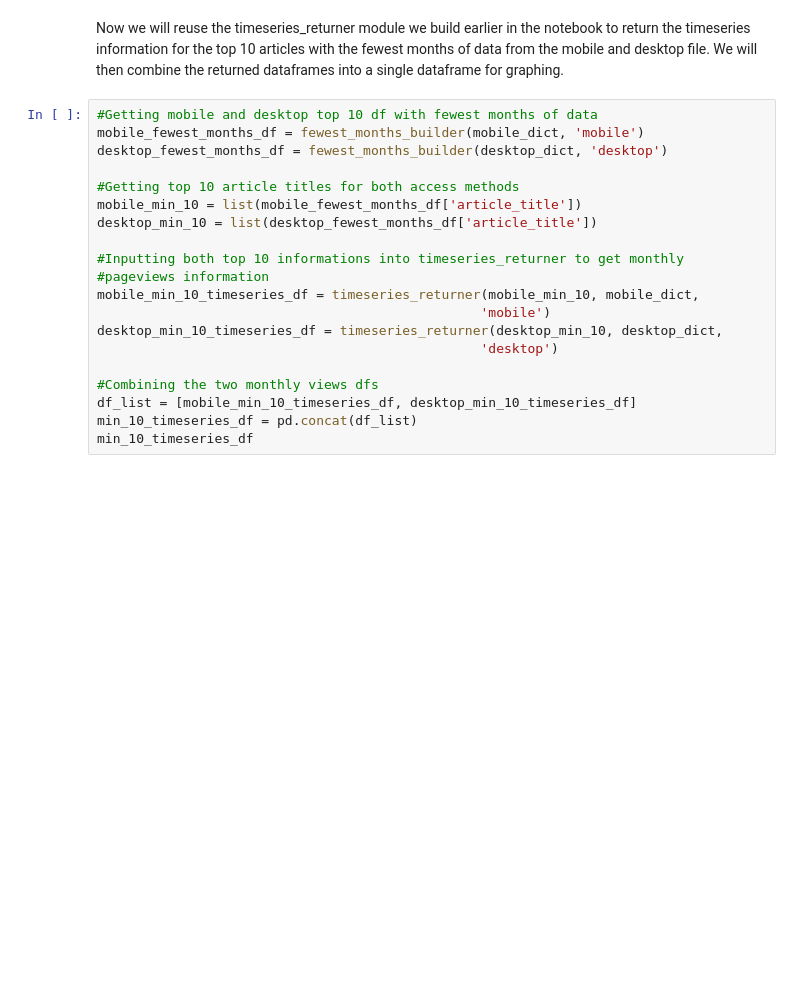
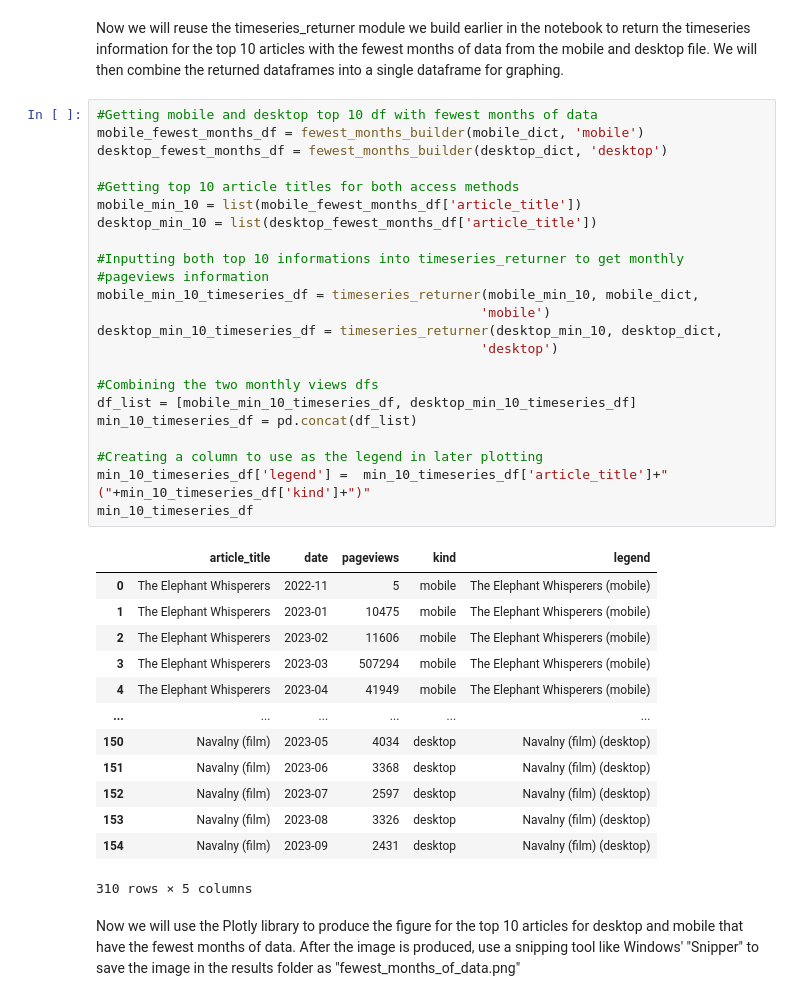
Before and after one commit to ekrolen/data-512-homework_1, a Jupyter notebook: scr/data_analysis.ipynb, the cells around one changed output. Cells and saved outputs as stored; diff of their text form; blank space fills up the shorter version.

```diff
--- a/scr/data_analysis.ipynb
+++ b/scr/data_analysis.ipynb
@@ -255,20 +271,39 @@ Now we will reuse the timeseries_returner module we build earlier in the noteboo
 # %%
 #Getting mobile and desktop top 10 df with fewest months of data
 mobile_fewest_months_df = fewest_months_builder(mobile_dict, 'mobile')
 desktop_fewest_months_df = fewest_months_builder(desktop_dict, 'desktop')
 
 #Getting top 10 article titles for both access methods
 mobile_min_10 = list(mobile_fewest_months_df['article_title'])
 desktop_min_10 = list(desktop_fewest_months_df['article_title'])
 
 #Inputting both top 10 informations into timeseries_returner to get monthly
 #pageviews information
 mobile_min_10_timeseries_df = timeseries_returner(mobile_min_10, mobile_dict,
                                                  'mobile')
 desktop_min_10_timeseries_df = timeseries_returner(desktop_min_10, desktop_dict,
                                                  'desktop')
 
 #Combining the two monthly views dfs
 df_list = [mobile_min_10_timeseries_df, desktop_min_10_timeseries_df]
 min_10_timeseries_df = pd.concat(df_list)
+
+#Creating a column to use as the legend in later plotting
+min_10_timeseries_df['legend'] =  min_10_timeseries_df['article_title']+" ("+min_10_timeseries_df['kind']+")"
 min_10_timeseries_df
+# %% [output]
+|  | article_title | date | pageviews | kind | legend |
+| 0 | The Elephant Whisperers | 2022-11 | 5 | mobile | The Elephant Whisperers (mobile) |
+| 1 | The Elephant Whisperers | 2023-01 | 10475 | mobile | The Elephant Whisperers (mobile) |
+| 2 | The Elephant Whisperers | 2023-02 | 11606 | mobile | The Elephant Whisperers (mobile) |
+| 3 | The Elephant Whisperers | 2023-03 | 507294 | mobile | The Elephant Whisperers (mobile) |
+| 4 | The Elephant Whisperers | 2023-04 | 41949 | mobile | The Elephant Whisperers (mobile) |
+| ... | ... | ... | ... | ... | ... |
+| 150 | Navalny (film) | 2023-05 | 4034 | desktop | Navalny (film) (desktop) |
+| 151 | Navalny (film) | 2023-06 | 3368 | desktop | Navalny (film) (desktop) |
+| 152 | Navalny (film) | 2023-07 | 2597 | desktop | Navalny (film) (desktop) |
+| 153 | Navalny (film) | 2023-08 | 3326 | desktop | Navalny (film) (desktop) |
+| 154 | Navalny (film) | 2023-09 | 2431 | desktop | Navalny (film) (desktop) |
+310 rows × 5 columns
+# %% [markdown]
+Now we will use the Plotly library to produce the figure for the top 10 articles for desktop and mobile that have the fewest months of data. After the image is produced, use a snipping tool like Windows' "Snipper" to save the image in the results folder as "fewest_months_of_data.png"
```
Also changed, not shown: parts of 11 cells of this notebook, 6 other files.
